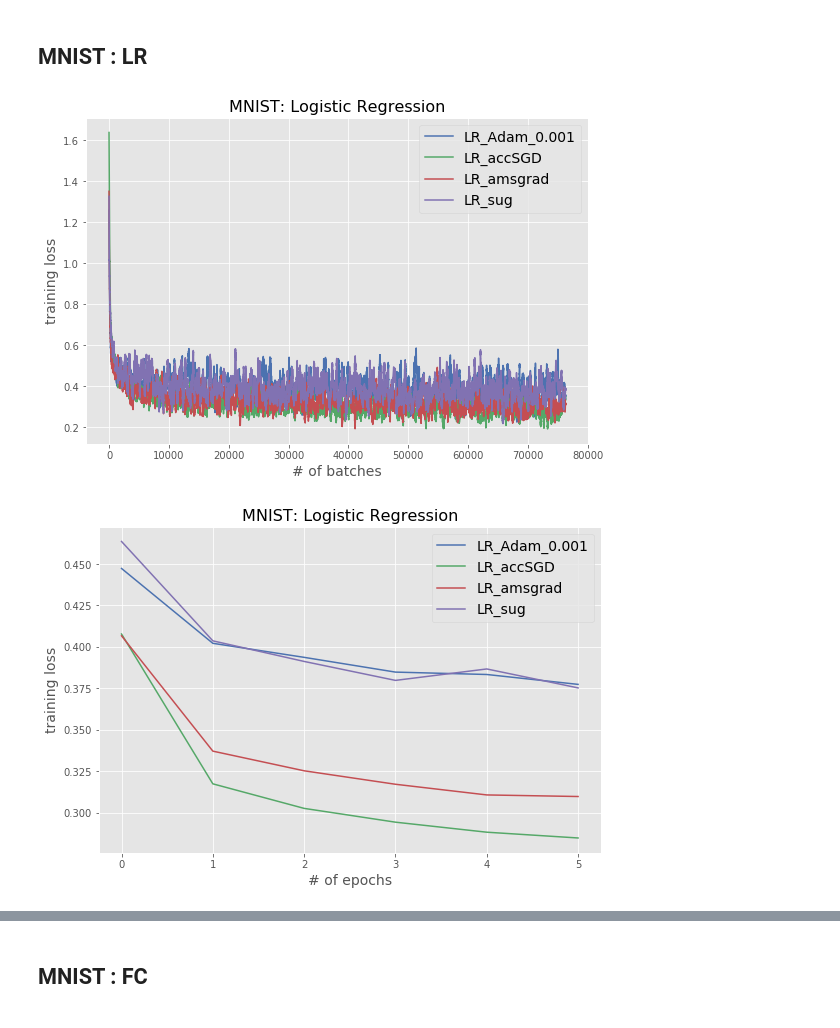
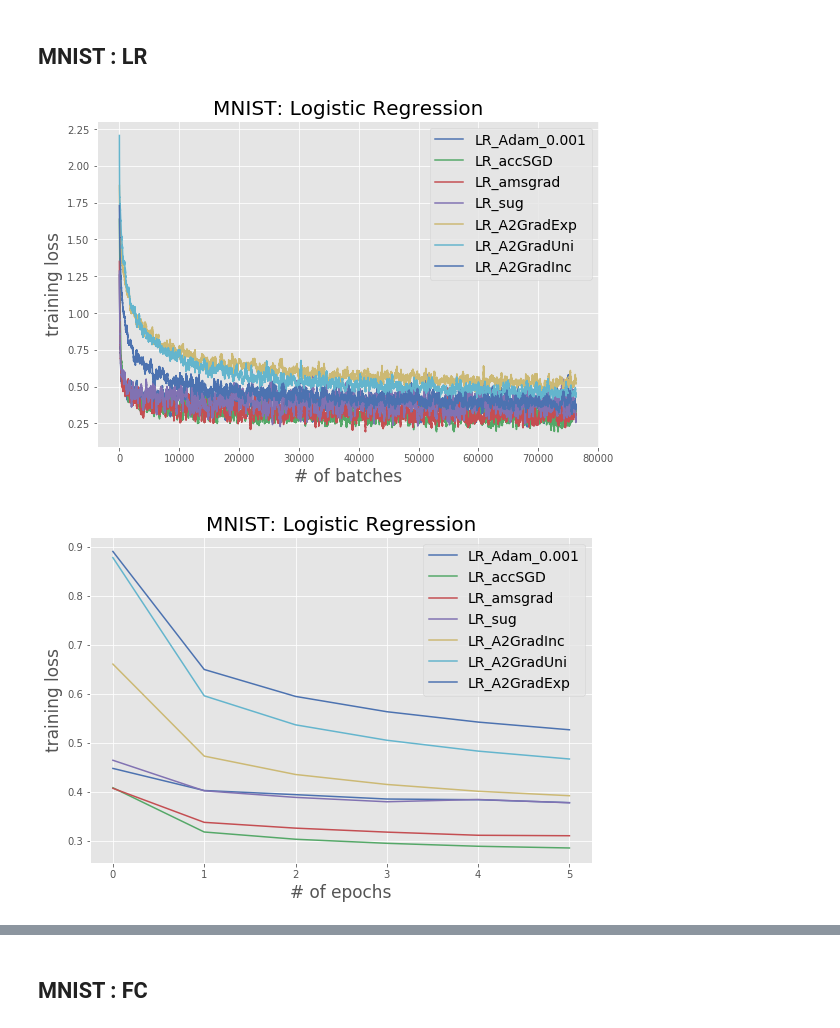
Before and after one commit to severilov/A2Grad_optimizer, a Jupyter notebook: plot_results.ipynb, the cells around one changed output, grey strips where cells are left out. Saved outputs shown, nothing was run; the diff lists cells and outputs as text; code cells hidden in the pictures.

```diff
--- a/plot_results.ipynb
+++ b/plot_results.ipynb
@@ -32,66 +32,67 @@ fc_adam = torch.load('./MNIST/LR_Adam_0.001')
 fc_asgd = torch.load('./MNIST/LR_accSGD')
 fc_amsgrad = torch.load('./MNIST/LR_amsgrad')
 fc_sug = torch.load('./MNIST/LR_sug')
+fc_A2GradExp = torch.load('./MNIST/LR_A2GradExp')
+fc_A2GradUni = torch.load('./MNIST/LR_A2GradUni')
+fc_A2GradInc = torch.load('./MNIST/LR_A2GradInc')
 # %%
 # plot train loss per 200 batches
 smooth_over = 200
 figure = plt.figure(figsize=(9,6))
 loss = fc_adam['tr_loss']
 plt.plot([np.mean(loss[i:i+smooth_over]) for i in range(len(loss)-smooth_over)], label='LR_Adam_0.001')
 loss = fc_asgd['tr_loss']
 plt.plot([np.mean(loss[i:i+smooth_over]) for i in range(len(loss)-smooth_over)], label='LR_accSGD')
 loss = fc_amsgrad['tr_loss']
 plt.plot([np.mean(loss[i:i+smooth_over]) for i in range(len(loss)-smooth_over)], label='LR_amsgrad')
 loss = fc_sug['tr_loss']
 plt.plot([np.mean(loss[i:i+smooth_over]) for i in range(len(loss)-smooth_over)], label='LR_sug')
+loss = fc_A2GradExp['tr_loss']
+plt.plot([np.mean(loss[i:i+smooth_over]) for i in range(len(loss)-smooth_over)], label='LR_A2GradExp')
+loss = fc_A2GradUni['tr_loss']
+plt.plot([np.mean(loss[i:i+smooth_over]) for i in range(len(loss)-smooth_over)], label='LR_A2GradUni')
+loss = fc_A2GradInc['tr_loss']
+plt.plot([np.mean(loss[i:i+smooth_over]) for i in range(len(loss)-smooth_over)], label='LR_A2GradInc')
 
-
-plt.xlabel("# of batches", fontsize=14)
-plt.ylabel("training loss", fontsize=14)
-plt.title("MNIST: Logistic Regression", fontsize=16)
+plt.xlabel("# of batches", fontsize=17)
+plt.ylabel("training loss", fontsize=17)
+plt.title("MNIST: Logistic Regression", fontsize=20)
 plt.legend(fontsize=14)
-plt.savefig('img/mnist_linreg_bt.png')
-plt.savefig('img/mnist_linreg_bt.eps')
+plt.savefig('img/mnist_logreg_bt.png')
+plt.savefig('img/mnist_logreg_bt.eps')
 plt.show()
 # %% [output]
-[figure, old version]
+[figure, new version]
 # %%
 #plot train loss per epoch
 figure = plt.figure(figsize=(9,6))
-
 n_epochs = fc_adam['epoch']
 batch_per_ep = int(len(fc_adam['tr_loss']) / fc_adam['epoch'])
+
 loss = fc_adam['tr_loss']
-plt.plot([sum(loss[i*batch_per_ep:(i+1)*batch_per_ep])/batch_per_ep for i in range(n_epochs)],
-         label='LR_Adam_0.001')
+plt.plot([sum(loss[i*batch_per_ep:(i+1)*batch_per_ep])/batch_per_ep for i in range(n_epochs)], label='LR_Adam_0.001')
+loss = fc_asgd['tr_loss']
+plt.plot([sum(loss[i*batch_per_ep:(i+1)*batch_per_ep])/batch_per_ep for i in range(n_epochs)], label='LR_accSGD')
+loss = fc_amsgrad['tr_loss']
+plt.plot([sum(loss[i*batch_per_ep:(i+1)*batch_per_ep])/batch_per_ep for i in range(n_epochs)], label='LR_amsgrad')
+loss = fc_sug['tr_loss']
+plt.plot([sum(loss[i*batch_per_ep:(i+1)*batch_per_ep])/batch_per_ep for i in range(n_epochs)], label='LR_sug')
+loss = fc_A2GradInc['tr_loss']
+plt.plot([sum(loss[i*batch_per_ep:(i+1)*batch_per_ep])/batch_per_ep for i in range(n_epochs)], label='LR_A2GradInc')
+loss = fc_A2GradUni['tr_loss']
+plt.plot([sum(loss[i*batch_per_ep:(i+1)*batch_per_ep])/batch_per_ep for i in range(n_epochs)], label='LR_A2GradUni')
+loss = fc_A2GradExp['tr_loss']
+plt.plot([sum(loss[i*batch_per_ep:(i+1)*batch_per_ep])/batch_per_ep for i in range(n_epochs)], label='LR_A2GradExp')
 
-n_epochs = fc_asgd['epoch']
-batch_per_ep = int(len(fc_asgd['tr_loss']) / fc_asgd['epoch'])
-loss = fc_asgd['tr_loss']
-plt.plot([sum(loss[i*batch_per_ep:(i+1)*batch_per_ep])/batch_per_ep for i in range(n_epochs)],
-         label='LR_accSGD')
-
-n_epochs = fc_amsgrad['epoch']
-batch_per_ep = int(len(fc_amsgrad['tr_loss']) / fc_amsgrad['epoch'])
-loss = fc_amsgrad['tr_loss']
-plt.plot([sum(loss[i*batch_per_ep:(i+1)*batch_per_ep])/batch_per_ep for i in range(n_epochs)],
-         label='LR_amsgrad')
-
-n_epochs = fc_sug['epoch']
-batch_per_ep = int(len(fc_sug['tr_loss']) / fc_sug['epoch'])
-loss = fc_sug['tr_loss']
-plt.plot([sum(loss[i*batch_per_ep:(i+1)*batch_per_ep])/batch_per_ep for i in range(n_epochs)],
-         label='LR_sug')
-
-plt.xlabel("# of epochs", fontsize=14)
-plt.ylabel("training loss", fontsize=14)
-plt.title("MNIST: Logistic Regression", fontsize=16)
+plt.xlabel("# of epochs", fontsize=17)
+plt.ylabel("training loss", fontsize=17)
+plt.title("MNIST: Logistic Regression", fontsize=20)
 plt.legend(fontsize=14)
-plt.savefig('img/mnist_linreg_ep.png')
-plt.savefig('img/mnist_linreg_ep.eps')
+plt.savefig('img/mnist_logreg_ep.png')
+plt.savefig('img/mnist_logreg_ep.eps')
 plt.show()
 # %% [output]
-[figure, old version]
+[figure, new version]
 # %%
 #plot validation loss per epoch
 figure = plt.figure(figsize=(9,6))
```
Also changed, not shown: parts of 12 cells of this notebook, 33 other files.
